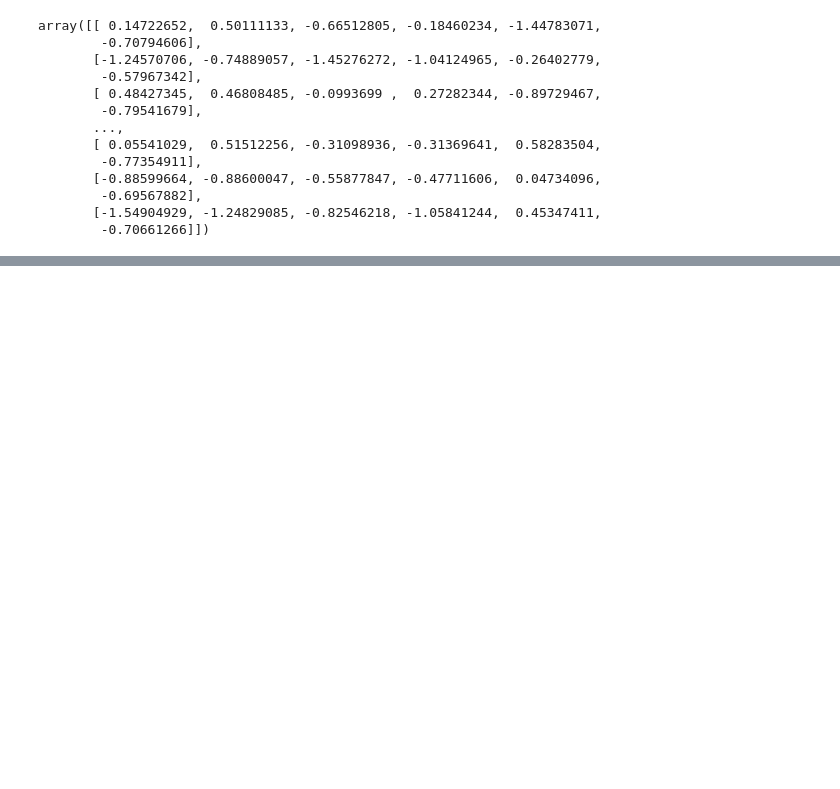
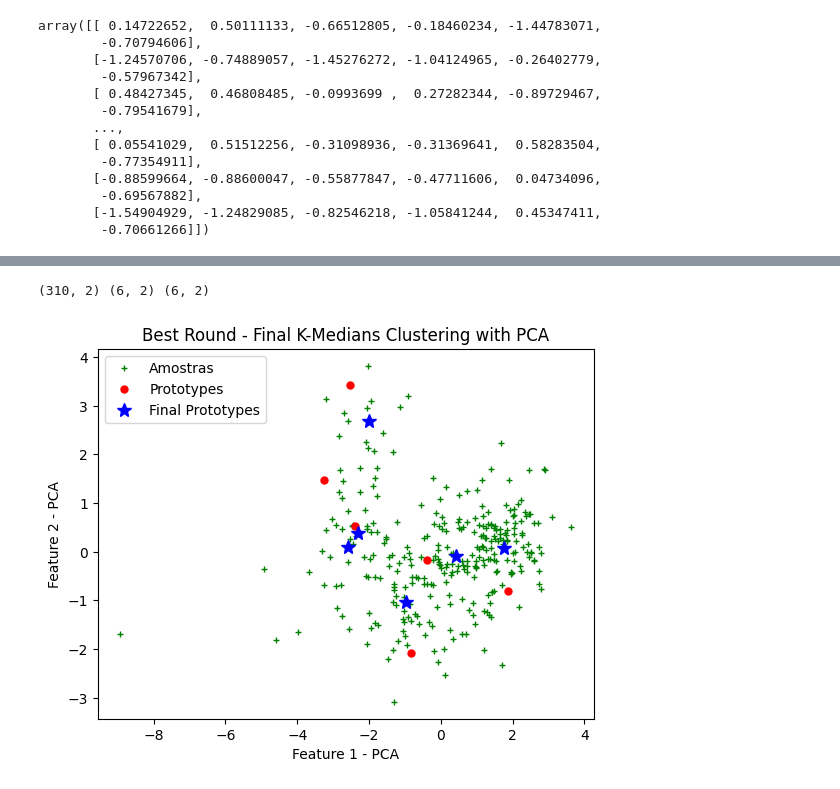
Before and after one commit to matheus-a-s/RP-TCs-2023, a Jupyter notebook: TC4/main.ipynb, the cells around one changed output, grey strips where cells are left out. Saved outputs shown, nothing was run; the diff lists cells and outputs as text; code cells hidden in the pictures; blank space fills up the shorter version.

```diff
--- a/TC4/main.ipynb
+++ b/TC4/main.ipynb
@@ -309,0 +355,25 @@ plt.show()
+# %%
+# Aplicação do PCA para visualização
+Vq, _, _ = pca_train(data, 2) # Gerando matriz de transformação
+data_pca = pca_transform(Vq, data) # Dados transformados pelo PCA
+k_best_prototypes_pca = pca_transform(Vq, k_best_prototypes) # Protótipos transformados pelo PCA
+k_best_final_prototypes_pca = pca_transform(Vq, k_best_final_prototypes) # Protótipos finais transformados pelo PCA
+
+print(data_pca.shape, k_best_prototypes_pca.shape, k_best_final_prototypes_pca.shape)
+# %% [output]
+(310, 2) (6, 2) (6, 2)
+# %%
+# Mostra posição final dos protótipos com PCA
+plt.figure()
+# vor = Voronoi(kmedians_prototypes[:,:2])
+# fig = voronoi_plot_2d(vor)
+plt.plot(data_pca[:, 0], data_pca[:, 1], '+g', markersize=5)
+plt.plot(k_best_prototypes_pca[:, 0], k_best_prototypes_pca[:, 1], '.r', markersize=10)
+plt.plot(k_best_final_prototypes_pca[:, 0], k_best_final_prototypes_pca[:, 1], 'b*', markersize=10)
+plt.xlabel('Feature 1 - PCA')
+plt.ylabel('Feature 2 - PCA')
+plt.title('Best Round - Final K-Medians Clustering with PCA')
+plt.legend(['Amostras', 'Prototypes', 'Final Prototypes'])
+plt.show()
+# %% [output]
+[figure, added]
```
Also changed, not shown: parts of 9 cells of this notebook.
